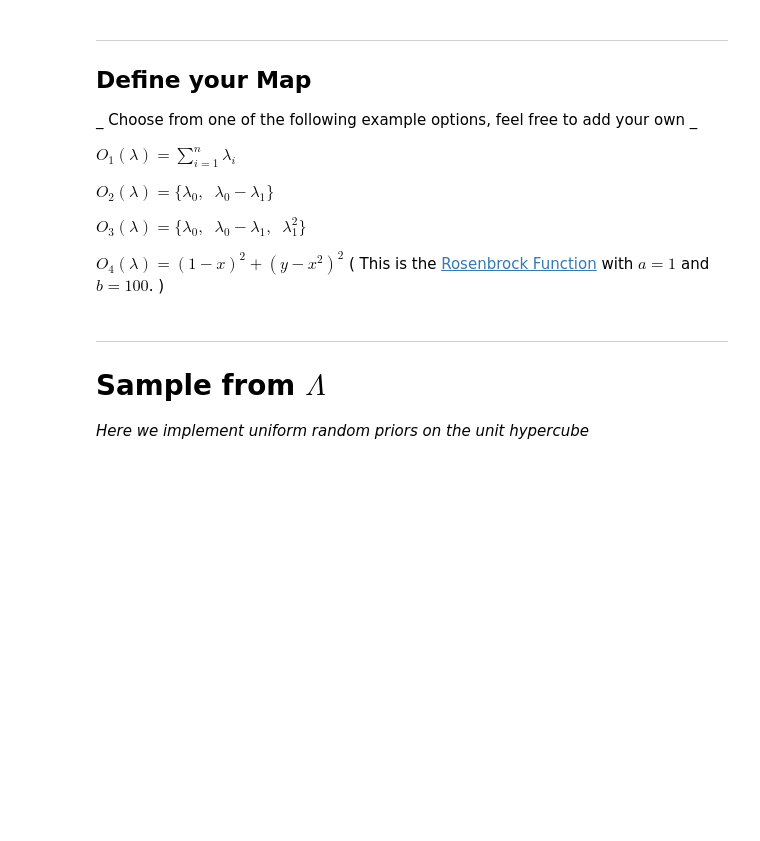
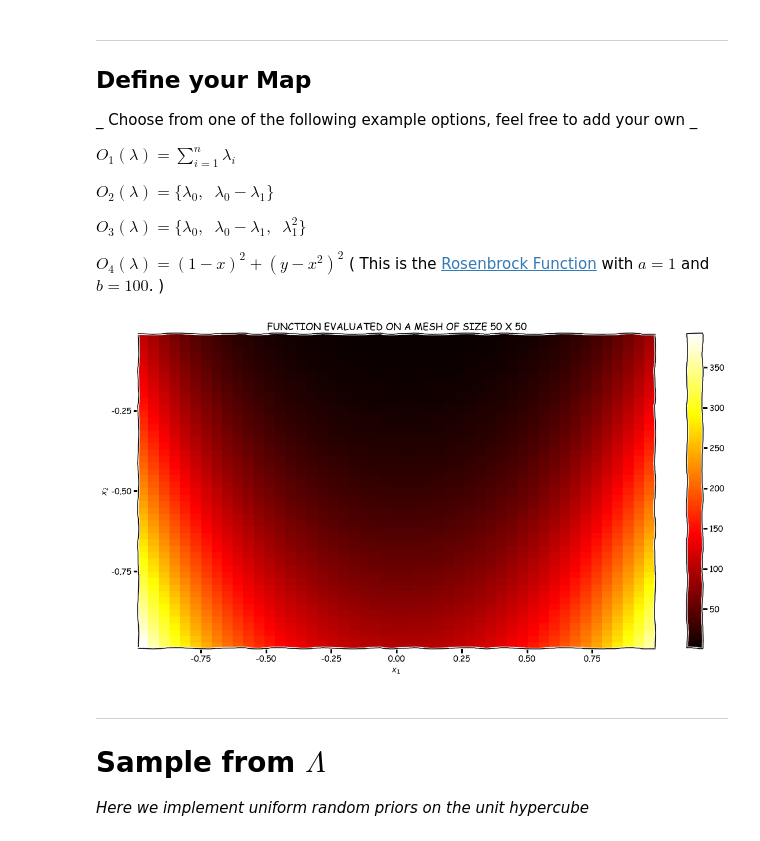
Before and after one commit to mpilosov/ConsistentBayes, a Jupyter notebook: examples/ImproveSampling.ipynb, the cells around one changed output. Saved outputs shown, nothing was run; the diff lists cells and outputs as text; code cells hidden in the pictures; blank space fills up the shorter version.

```diff
--- a/examples/ImproveSampling.ipynb
+++ b/examples/ImproveSampling.ipynb
@@ -10,11 +10,13 @@ _tested with python 3.6 on 01/26/18_
 # Mathematics and Plotting
 from HelperFuns import * # pyplot wrapper functions useful for visualizations, numpy, scipy, etc.
 %matplotlib inline
-plt.rcParams.update({'font.size': 14})
-plt.rcParams['figure.figsize'] = 10, 5
 from cbayes import sample, solve, distributions
 # Interactivity
 from ipywidgets import *
+from sklearn import mixture
+# %%
+plt.rcParams.update({'font.size': 24})
+plt.rcParams['figure.figsize'] = 20, 10
 # %% [markdown]
 ---
 ## Formulating the Inverse Problem
@@ -61,7 +63,8 @@ $O_3(\lambda) = \lbrace \lambda_0,\;\; \lambda_0 - \lambda_1, \; \;\lambda_1^2 \
 $O_4(\lambda) = (1-x)^2 + (y - x^2)^2$  ( This is the [Rosenbrock Function](https://en.wikipedia.org/wiki/Rosenbrock_function) with $a=1$ and $b=100$. )
 # %%
 PtO_fun_choice = 4
-
+global model_solves
+model_solves = 0
 def fun1(lam): # sum all params
     return np.sum(lam,axis=1)
 
@@ -71,8 +74,12 @@ def fun2(lam): # pull two params, linear combination.
 def fun3(lam): # pull two params, linear combination.
     return np.array([ lam[:,0] ,lam[:,0]-lam[:,1], lam[:,1]**2 ]).transpose()
 
-def rosenbrock(lam):
-     return (1.-lam[:,0])**2 + 100*(lam[:,1]-lam[:,0]**2.)**2
+def rosenbrock(lam, ct=True):
+    if ct: # this variable overrides count of model evaluations.
+        global model_solves
+        model_solves += lam.shape[0]
+    output = (1.-lam[:,0])**2 + 100*(lam[:,1]-lam[:,0]**2.)**2
+    return output.reshape(-1,1)
 
 if PtO_fun_choice == 1:
     PtO_fun = fun1
@@ -84,6 +91,27 @@ elif PtO_fun_choice == 4:
     PtO_fun = rosenbrock
 else:
     raise( ValueError('Specify Proper PtO choice!') )
+# %%
+plt.xkcd(scale=1, length=1000, randomness=100)
+nbins = 50
+mins = np.array([-1, -1])
+maxs = np.array([1, 0])
+tempgrid = grid(nbins, mins, maxs)
+tempZ = rosenbrock(tempgrid, ct=False) # we dont count this visual against our computational budget.
+xi = tempgrid[:,0].reshape(nbins,nbins)
+yi = tempgrid[:,1].reshape(nbins,nbins)
+zi = tempZ.reshape(nbins,nbins)
+plt.yticks(np.linspace(-1,0,5))
+plt.xticks(np.linspace(-1,1,9))
+plt.pcolormesh(xi,yi,zi,cmap='hot')
+plt.xlabel('$x_1$')
+plt.ylabel('$x_2$')
+plt.colorbar()
+plt.title('Function Evaluated on a Mesh of size {} x {}'.upper().format(nbins, nbins))
+# plt.axis('equal')
+plt.show()
+# %% [output]
+[figure, added]
 # %% [markdown]
 ---
 
```
Also changed, not shown: parts of 35 cells of this notebook, 2 other files.
